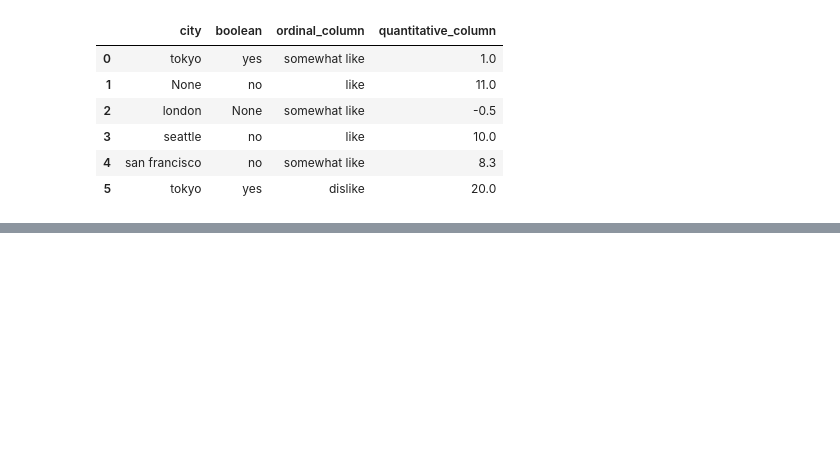
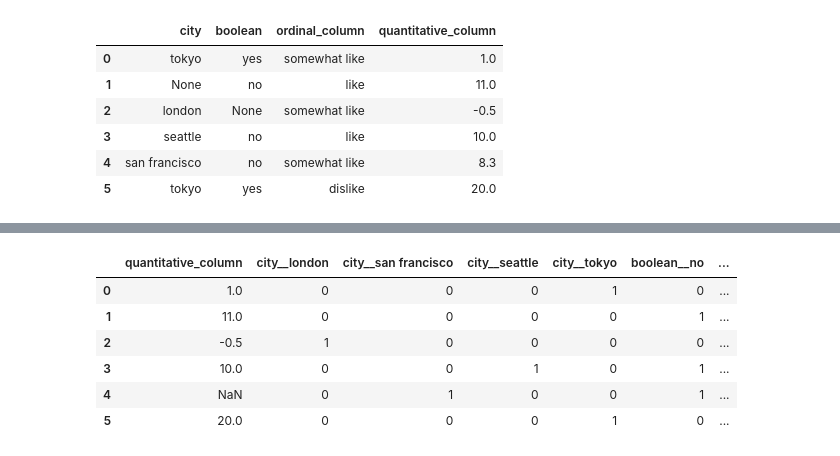
Before and after one commit to yungshun317/sklearn-ml-feature-construction, a Jupyter notebook: activity_recognition_from_single_chest_mounted_accelerometer.ipynb, the cells around one changed output, grey strips where cells are left out. Cells and saved outputs as stored; diff of their text form; code cells hidden in the pictures; blank space fills up the shorter version.

```diff
--- a/activity_recognition_from_single_chest_mounted_accelerometer.ipynb
+++ b/activity_recognition_from_single_chest_mounted_accelerometer.ipynb
@@ -122,0 +131,12 @@ imputer.fit_transform(X)
+# %%
+# Will automatically find categorical variables
+# The seperator between the prefix (column name) and cell value
+pd.get_dummies(X, prefix_sep='__')
+# %% [output]
+|  | quantitative_column | city__london | city__san francisco | city__seattle | city__tokyo | boolean__no | ... |
+| 0 | 1.0 | 0 | 0 | 0 | 1 | 0 | ... |
+| 1 | 11.0 | 0 | 0 | 0 | 0 | 1 | ... |
+| 2 | -0.5 | 1 | 0 | 0 | 0 | 0 | ... |
+| 3 | 10.0 | 0 | 0 | 1 | 0 | 1 | ... |
+| 4 | NaN | 0 | 1 | 0 | 0 | 1 | ... |
+| 5 | 20.0 | 0 | 0 | 0 | 1 | 0 | ... |
```
Also changed, not shown: parts of 23 cells of this notebook.
